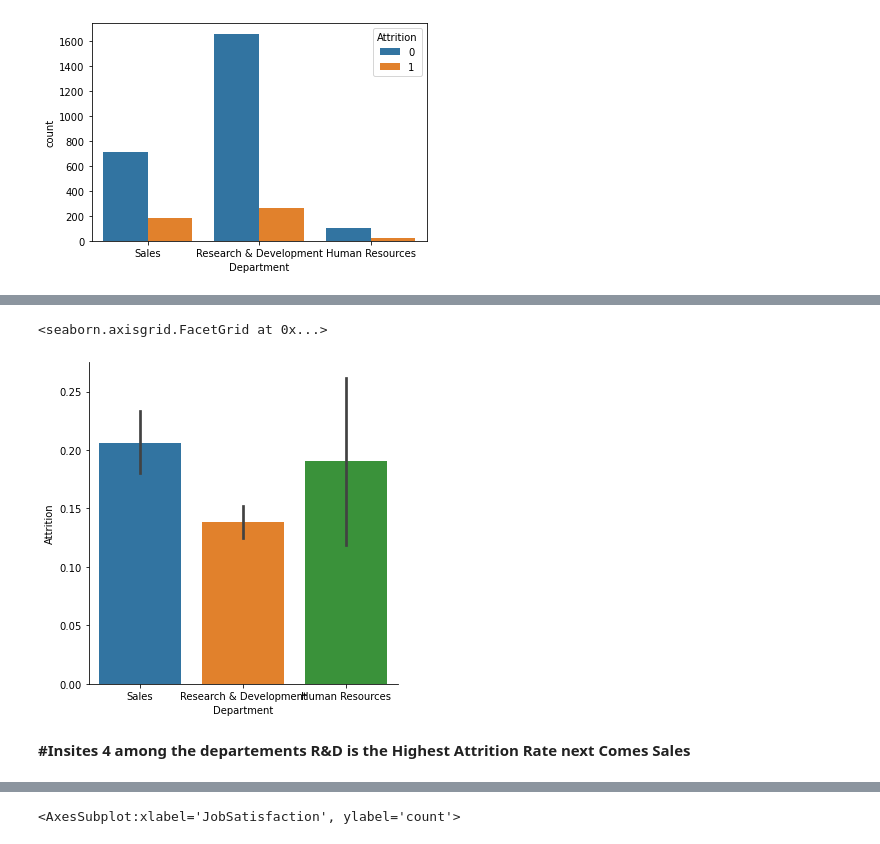
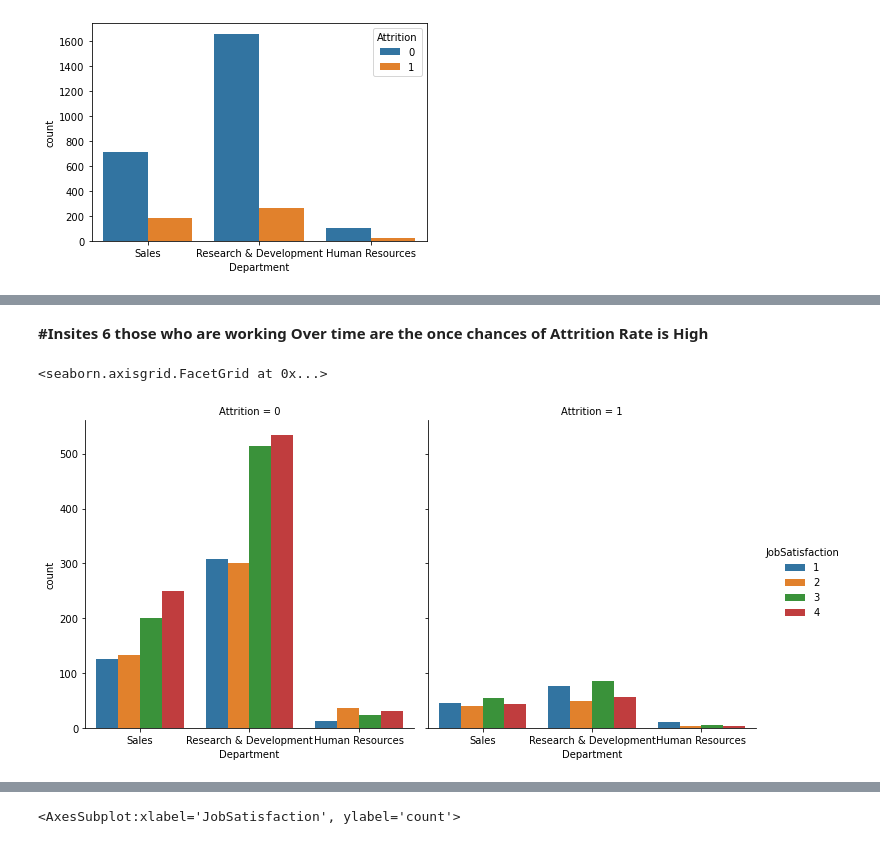
Before and after one commit to melwinmpk/python_datascience, a Jupyter notebook: Stats/Assignment/Capstone Project/EDA of the Capstone Project by Melwin Varghese P.ipynb, the cells around one changed output, grey strips where cells are left out. Drawn from its saved outputs; the diff is of its cells as text; code cells hidden in the pictures.

```diff
--- a/Stats/Assignment/Capstone Project/EDA of the Capstone Project by Melwin Varghese P.ipynb
+++ b/Stats/Assignment/Capstone Project/EDA of the Capstone Project by Melwin Varghese P.ipynb
@@ -145,8 +154,7 @@ sns.countplot(x = df['Department'], data = df,hue='Attrition')
+# %% [markdown]
+<b>#Insites 6 those who are working Over time are the once chances of Attrition Rate is High </b>
 # %%
-# df1 = df[df['Attrition'] == 1]
-sns.catplot(x = 'Department', y = 'Attrition', data = df, kind = 'bar')
+sns.catplot(x = 'Department', col = 'Attrition', data = df, kind = 'count', hue = 'JobSatisfaction')
 # %% [output]
 <seaborn.axisgrid.FacetGrid at 0x...>
-[figure, old version]
+[figure, new version]
-# %% [markdown]
-<b>#Insites 4  among the departements R&D is the Highest Attrition Rate next Comes Sales</b>
```
Also changed, not shown: parts of 51 cells of this notebook.
